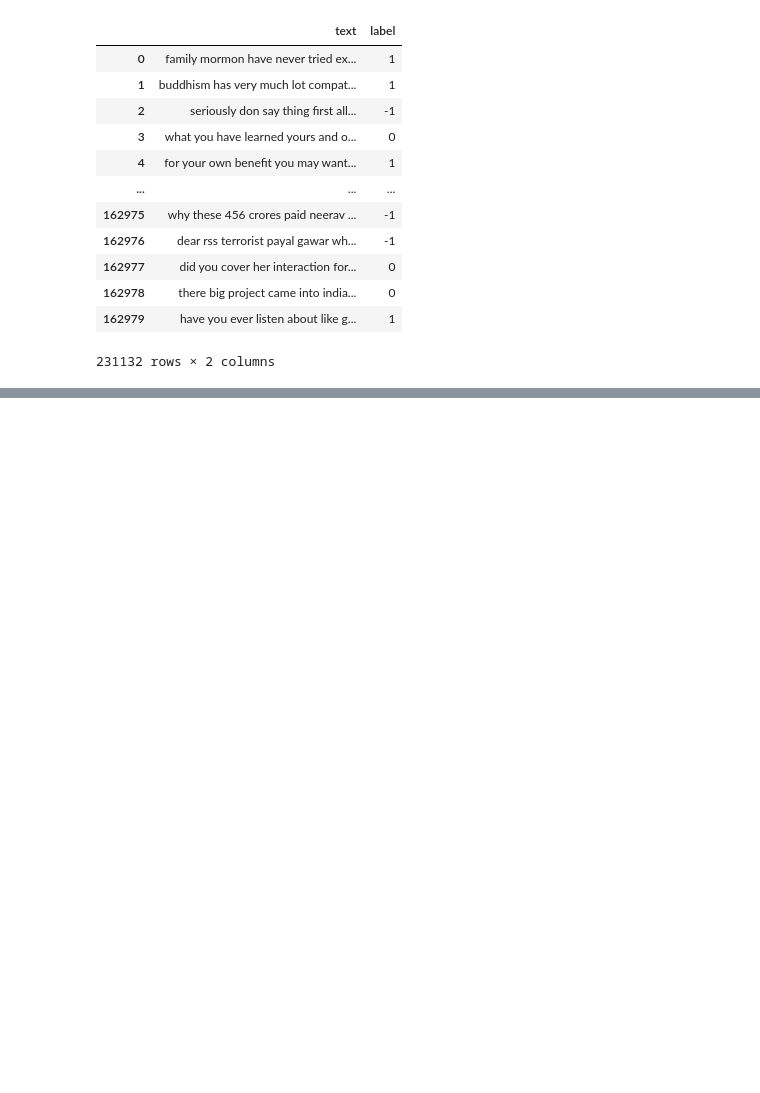
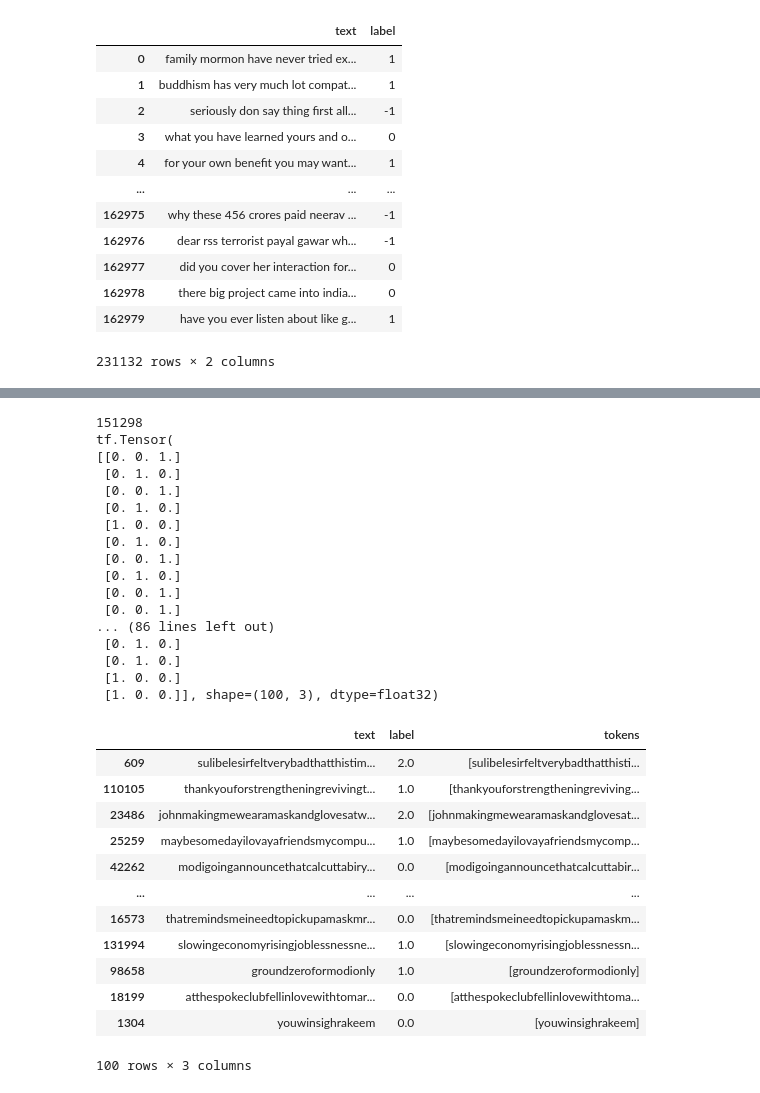
Before and after one commit to bzwyant/NLP-Sentiment-Analysis, a Jupyter notebook: data_intake.ipynb, the cells around one changed output, grey strips where cells are left out. Cells and saved outputs as stored; diff of their text form; code cells hidden in the pictures; blank space fills up the shorter version.

```diff
--- a/data_intake.ipynb
+++ b/data_intake.ipynb
@@ -126,4 +139,17 @@ combined_df (231132, 2)
 | 162978 | there big project came into india... | 0 |
 | 162979 | have you ever listen about like g... | 1 |
 231132 rows × 2 columns
+# %%
+# clean the data
+def text_preprocessing(text):
+    # lowercase
+    text = text.lower()
+
+    # Remove anything that is not a letter, number, or punctuation
+    text = re.sub(r"[^a-zA-Z0-9.,!'?]", " ", text)
+
+    # replace digits
+    text = re.sub(r"\d", "", text)
+
+    return text
 # %%
@@ -170,0 +198,65 @@ Vocab size: 151279
+# %%
+wv_25 = KeyedVectors.load_word2vec_format('embeddings_25.txt', binary=False)
+# %%
+vocab_list = list(wv_25.key_to_index.keys())
+print(len(vocab_list))
+
+def remove_non_vocab_words(text: list, vocab):
+    for i in tqdm(range(len(text))):
+        text[i] = [word for word in text[i] if word in vocab]
+    return text
+
+POS_LABEL = 0
+NEUTRAL_LABEL = 1
+NEG_LABEL = 2
+
+train_data = combined_df.sample(frac=0.7,random_state=200)
+train_data['label'] = train_data['label'].map({'1':POS_LABEL,'0':NEUTRAL_LABEL,'-1':NEG_LABEL})
+train_features, train_labels = train_data.tokens, tf.one_hot(np.asarray(train_data['label']), 3)
+
+test_data = combined_df.drop(train_data.index)
+validation_data = test_data.sample(frac=0.5,random_state=200)
+test_data = test_data.drop(validation_data.index)
+
+validation_data['label'] = validation_data['label'].astype('category')
+validation_data['label_cat'] = validation_data['label'].cat.codes
+validation_features, validation_labels = validation_data.tokens, tf.one_hot(validation_data['label_cat'], 3)
+
+test_data['label'] = test_data['label'].astype('category')
+test_data['label_cat'] = test_data['label'].cat.codes
+test_features, test_labels = test_data.tokens, tf.one_hot(test_data['label_cat'], 3)
+
+# tokenized_sequences = [remove_non_vocab_words(line, vocab_list) for line in tqdm(data_lines)]
+print(train_labels[:100])
+train_data.head(100)
+# %% [output]
+151298
+tf.Tensor(
+[[0. 0. 1.]
+ [0. 1. 0.]
+ [0. 0. 1.]
+ [0. 1. 0.]
+ [1. 0. 0.]
+ [0. 1. 0.]
+ [0. 0. 1.]
+ [0. 1. 0.]
+ [0. 0. 1.]
+ [0. 0. 1.]
+... (86 lines left out)
+ [0. 1. 0.]
+ [0. 1. 0.]
+ [1. 0. 0.]
+ [1. 0. 0.]], shape=(100, 3), dtype=float32)
+|  | text | label | tokens |
+| 609 | sulibelesirfeltverybadthatthistim... | 2.0 | [sulibelesirfeltverybadthatthisti... |
+| 110105 | thankyouforstrengtheningrevivingt... | 1.0 | [thankyouforstrengtheningreviving... |
+| 23486 | johnmakingmewearamaskandglovesatw... | 2.0 | [johnmakingmewearamaskandglovesat... |
+| 25259 | maybesomedayilovayafriendsmycompu... | 1.0 | [maybesomedayilovayafriendsmycomp... |
+| 42262 | modigoingannouncethatcalcuttabiry... | 0.0 | [modigoingannouncethatcalcuttabir... |
+| ... | ... | ... | ... |
+| 16573 | thatremindsmeineedtopickupamaskmr... | 0.0 | [thatremindsmeineedtopickupamaskm... |
+| 131994 | slowingeconomyrisingjoblessnessne... | 1.0 | [slowingeconomyrisingjoblessnessn... |
+| 98658 | groundzeroformodionly | 1.0 | [groundzeroformodionly] |
+| 18199 | atthespokeclubfellinlovewithtomar... | 0.0 | [atthespokeclubfellinlovewithtoma... |
+| 1304 | youwinsighrakeem | 0.0 | [youwinsighrakeem] |
+100 rows × 3 columns
```
Also changed, not shown: parts of 14 cells of this notebook, 3 other files.
